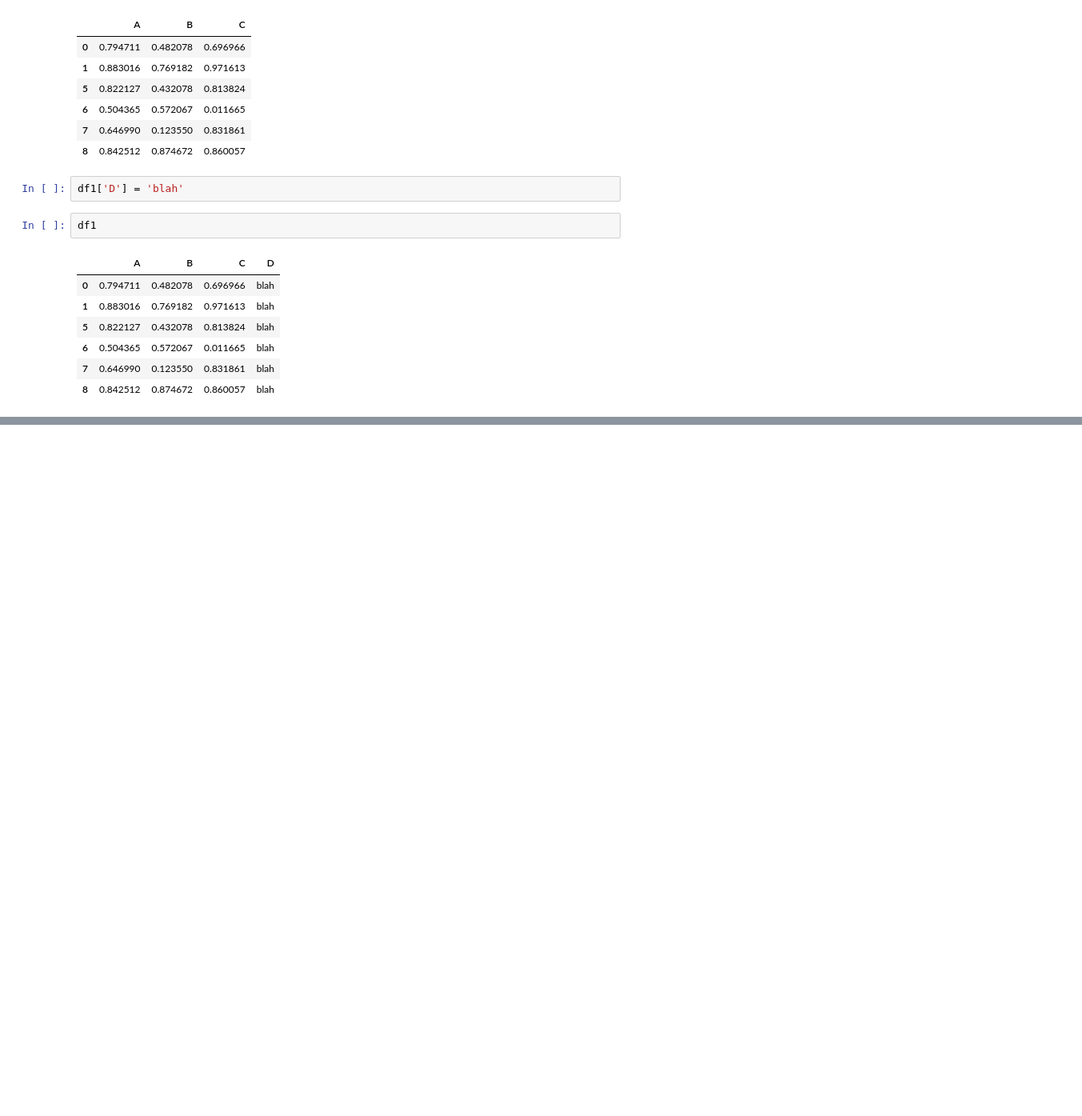
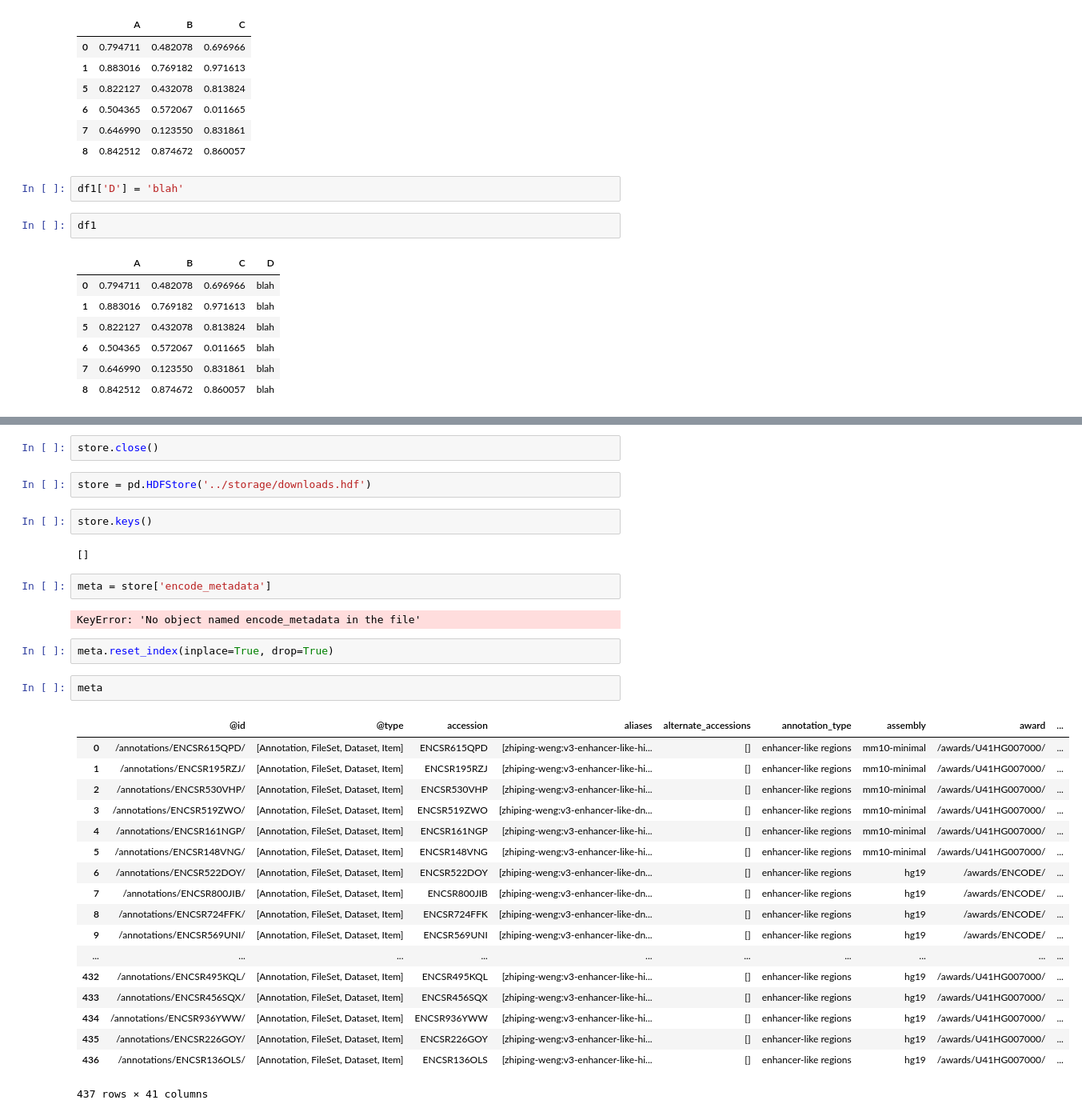
Before and after one commit to mvanzetti/thesis, a Jupyter notebook: notebooks/Dataframe Storage Exploration.ipynb, the cells around one changed output, grey strips where cells are left out. Shown at 80% size. Saved outputs shown, nothing was run; the diff lists cells and outputs as text; blank space fills up the shorter version.

```diff
--- a/notebooks/Dataframe Storage Exploration.ipynb
+++ b/notebooks/Dataframe Storage Exploration.ipynb
@@ -286,0 +432,35 @@ df1
+# %%
+store.close()
+# %%
+store = pd.HDFStore('../storage/downloads.hdf')
+# %%
+store.keys()
+# %% [output]
+[]
+# %%
+meta = store['encode_metadata']
+# %% [output]
+KeyError: 'No object named encode_metadata in the file'
+# %%
+meta.reset_index(inplace=True, drop=True)
+# %%
+meta
+# %% [output]
+|  | @id | @type | accession | aliases | alternate_accessions | annotation_type | assembly | award | ... |
+| 0 | /annotations/ENCSR615QPD/ | [Annotation, FileSet, Dataset, Item] | ENCSR615QPD | [zhiping-weng:v3-enhancer-like-hi... | [] | enhancer-like regions | mm10-minimal | /awards/U41HG007000/ | ... |
+| 1 | /annotations/ENCSR195RZJ/ | [Annotation, FileSet, Dataset, Item] | ENCSR195RZJ | [zhiping-weng:v3-enhancer-like-hi... | [] | enhancer-like regions | mm10-minimal | /awards/U41HG007000/ | ... |
+| 2 | /annotations/ENCSR530VHP/ | [Annotation, FileSet, Dataset, Item] | ENCSR530VHP | [zhiping-weng:v3-enhancer-like-hi... | [] | enhancer-like regions | mm10-minimal | /awards/U41HG007000/ | ... |
+| 3 | /annotations/ENCSR519ZWO/ | [Annotation, FileSet, Dataset, Item] | ENCSR519ZWO | [zhiping-weng:v3-enhancer-like-dn... | [] | enhancer-like regions | mm10-minimal | /awards/U41HG007000/ | ... |
+| 4 | /annotations/ENCSR161NGP/ | [Annotation, FileSet, Dataset, Item] | ENCSR161NGP | [zhiping-weng:v3-enhancer-like-hi... | [] | enhancer-like regions | mm10-minimal | /awards/U41HG007000/ | ... |
+| 5 | /annotations/ENCSR148VNG/ | [Annotation, FileSet, Dataset, Item] | ENCSR148VNG | [zhiping-weng:v3-enhancer-like-hi... | [] | enhancer-like regions | mm10-minimal | /awards/U41HG007000/ | ... |
+| 6 | /annotations/ENCSR522DOY/ | [Annotation, FileSet, Dataset, Item] | ENCSR522DOY | [zhiping-weng:v3-enhancer-like-dn... | [] | enhancer-like regions | hg19 | /awards/ENCODE/ | ... |
+| 7 | /annotations/ENCSR800JIB/ | [Annotation, FileSet, Dataset, Item] | ENCSR800JIB | [zhiping-weng:v3-enhancer-like-dn... | [] | enhancer-like regions | hg19 | /awards/ENCODE/ | ... |
+| 8 | /annotations/ENCSR724FFK/ | [Annotation, FileSet, Dataset, Item] | ENCSR724FFK | [zhiping-weng:v3-enhancer-like-dn... | [] | enhancer-like regions | hg19 | /awards/ENCODE/ | ... |
+| 9 | /annotations/ENCSR569UNI/ | [Annotation, FileSet, Dataset, Item] | ENCSR569UNI | [zhiping-weng:v3-enhancer-like-dn... | [] | enhancer-like regions | hg19 | /awards/ENCODE/ | ... |
+| ... | ... | ... | ... | ... | ... | ... | ... | ... | ... |
+| 432 | /annotations/ENCSR495KQL/ | [Annotation, FileSet, Dataset, Item] | ENCSR495KQL | [zhiping-weng:v3-enhancer-like-hi... | [] | enhancer-like regions | hg19 | /awards/U41HG007000/ | ... |
+| 433 | /annotations/ENCSR456SQX/ | [Annotation, FileSet, Dataset, Item] | ENCSR456SQX | [zhiping-weng:v3-enhancer-like-hi... | [] | enhancer-like regions | hg19 | /awards/U41HG007000/ | ... |
+| 434 | /annotations/ENCSR936YWW/ | [Annotation, FileSet, Dataset, Item] | ENCSR936YWW | [zhiping-weng:v3-enhancer-like-hi... | [] | enhancer-like regions | hg19 | /awards/U41HG007000/ | ... |
+| 435 | /annotations/ENCSR226GOY/ | [Annotation, FileSet, Dataset, Item] | ENCSR226GOY | [zhiping-weng:v3-enhancer-like-hi... | [] | enhancer-like regions | hg19 | /awards/U41HG007000/ | ... |
+| 436 | /annotations/ENCSR136OLS/ | [Annotation, FileSet, Dataset, Item] | ENCSR136OLS | [zhiping-weng:v3-enhancer-like-hi... | [] | enhancer-like regions | hg19 | /awards/U41HG007000/ | ... |
+437 rows × 41 columns
```
Also changed, not shown: parts of 41 cells of this notebook, 18 other files.
